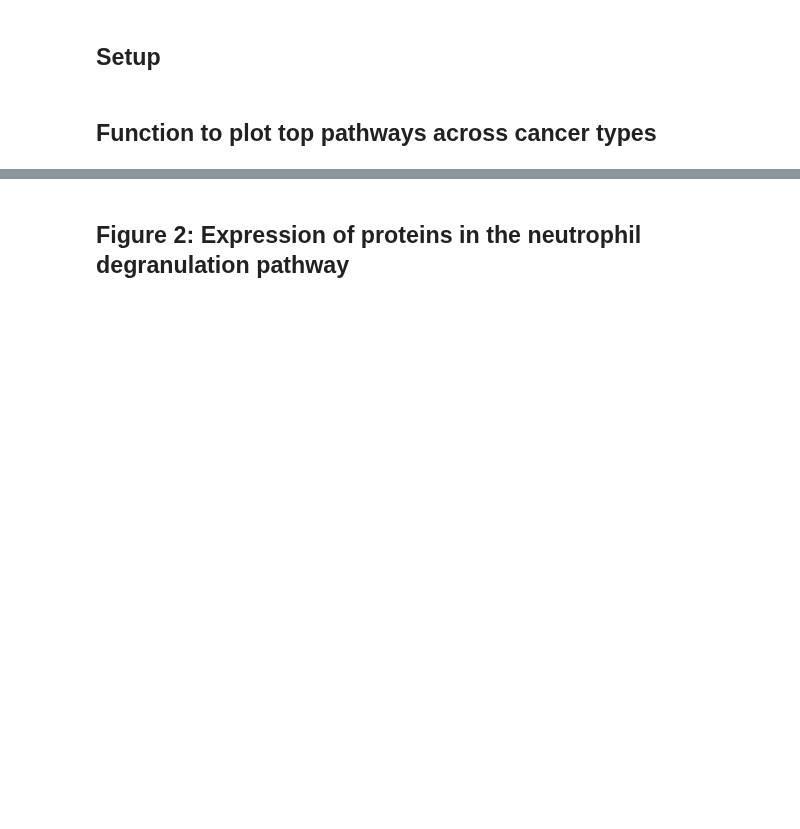
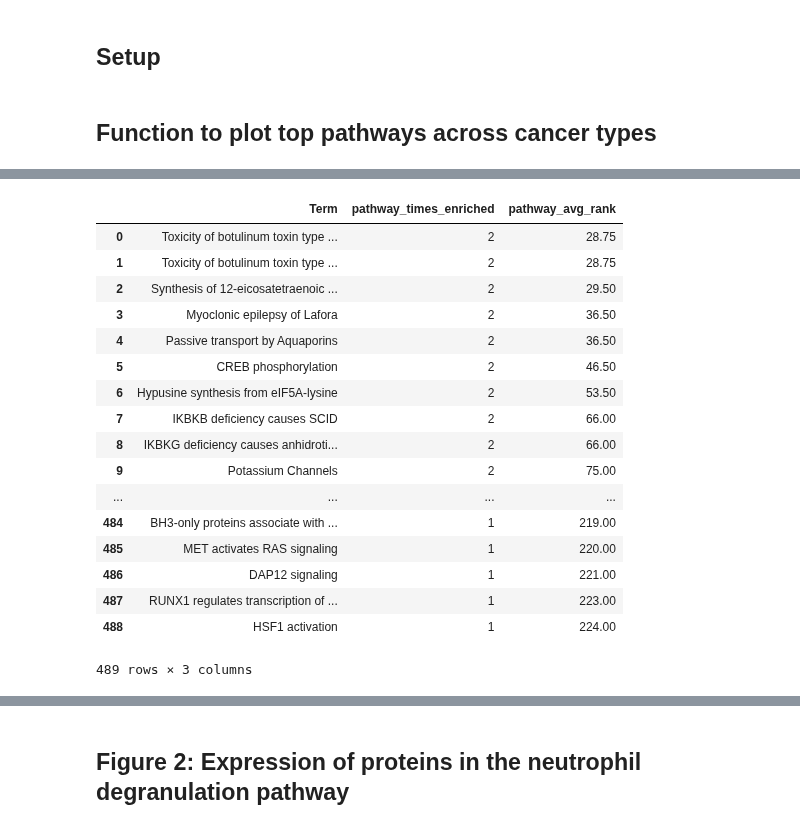
Before and after one commit to caleb-lindgren/scratchpad, a Jupyter notebook: pancancer_enrichment/7_visualize_results_gseapy.ipynb, the cells around one changed output, grey strips where cells are left out. Cells and saved outputs as stored; diff of their text form; code cells hidden in the pictures; blank space fills up the shorter version.

```diff
--- a/pancancer_enrichment/7_visualize_results_gseapy.ipynb
+++ b/pancancer_enrichment/7_visualize_results_gseapy.ipynb
@@ -228,0 +274,21 @@ def plot_top_ten(enrich_file_path, expr_file_path, xtitle):
+# %%
+plot_top_ten(STEP5_ratio_of_classes, STEP1_FILE_PATH, "Reactome data - proteins ranked by ratio_of_classes")
+# %% [output]
+|  | Term | pathway_times_enriched | pathway_avg_rank |
+| 0 | Toxicity of botulinum toxin type ... | 2 | 28.75 |
+| 1 | Toxicity of botulinum toxin type ... | 2 | 28.75 |
+| 2 | Synthesis of 12-eicosatetraenoic ... | 2 | 29.50 |
+| 3 | Myoclonic epilepsy of Lafora | 2 | 36.50 |
+| 4 | Passive transport by Aquaporins | 2 | 36.50 |
+| 5 | CREB phosphorylation | 2 | 46.50 |
+| 6 | Hypusine synthesis from eIF5A-lysine | 2 | 53.50 |
+| 7 | IKBKB deficiency causes SCID | 2 | 66.00 |
+| 8 | IKBKG deficiency causes anhidroti... | 2 | 66.00 |
+| 9 | Potassium Channels | 2 | 75.00 |
+| ... | ... | ... | ... |
+| 484 | BH3-only proteins associate with ... | 1 | 219.00 |
+| 485 | MET activates RAS signaling | 1 | 220.00 |
+| 486 | DAP12 signaling | 1 | 221.00 |
+| 487 | RUNX1 regulates transcription of ... | 1 | 223.00 |
+| 488 | HSF1 activation | 1 | 224.00 |
+489 rows × 3 columns
```
Also changed, not shown: parts of 10 cells of this notebook, 2 other files.
